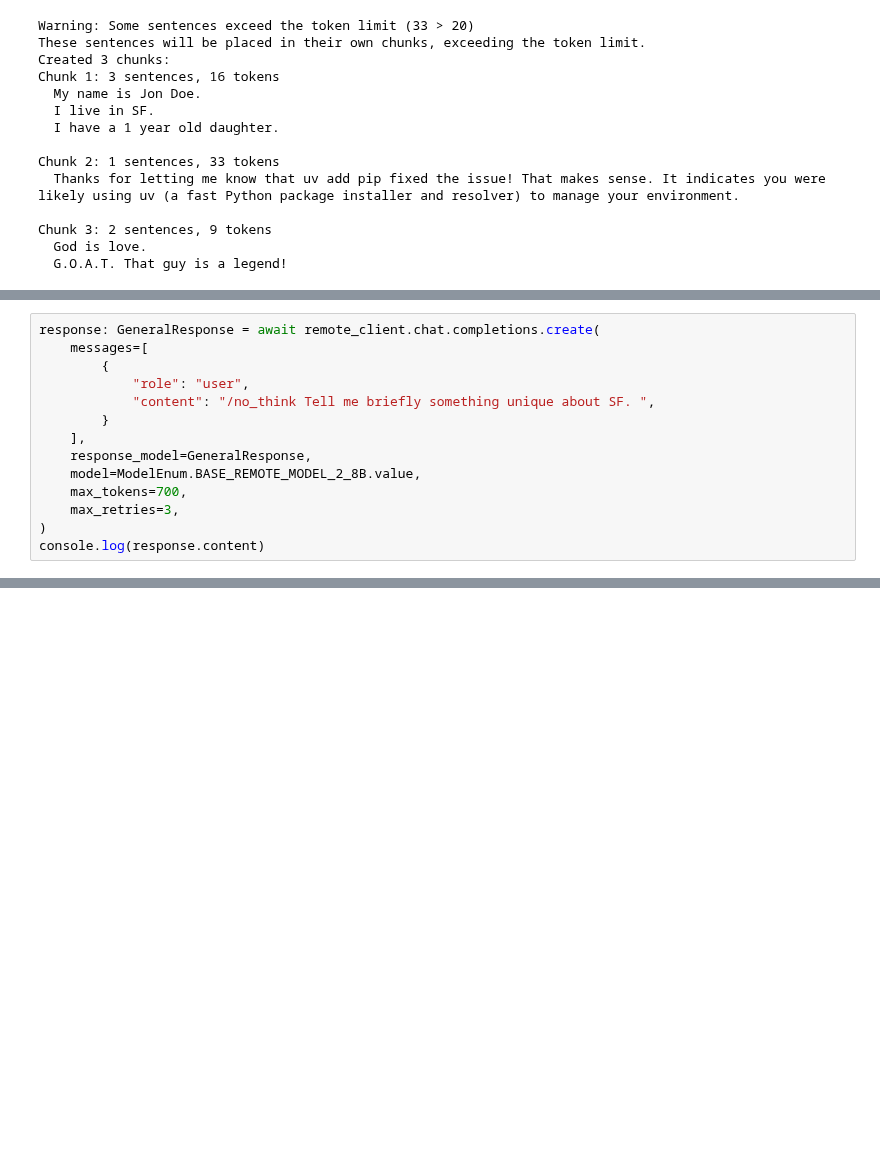
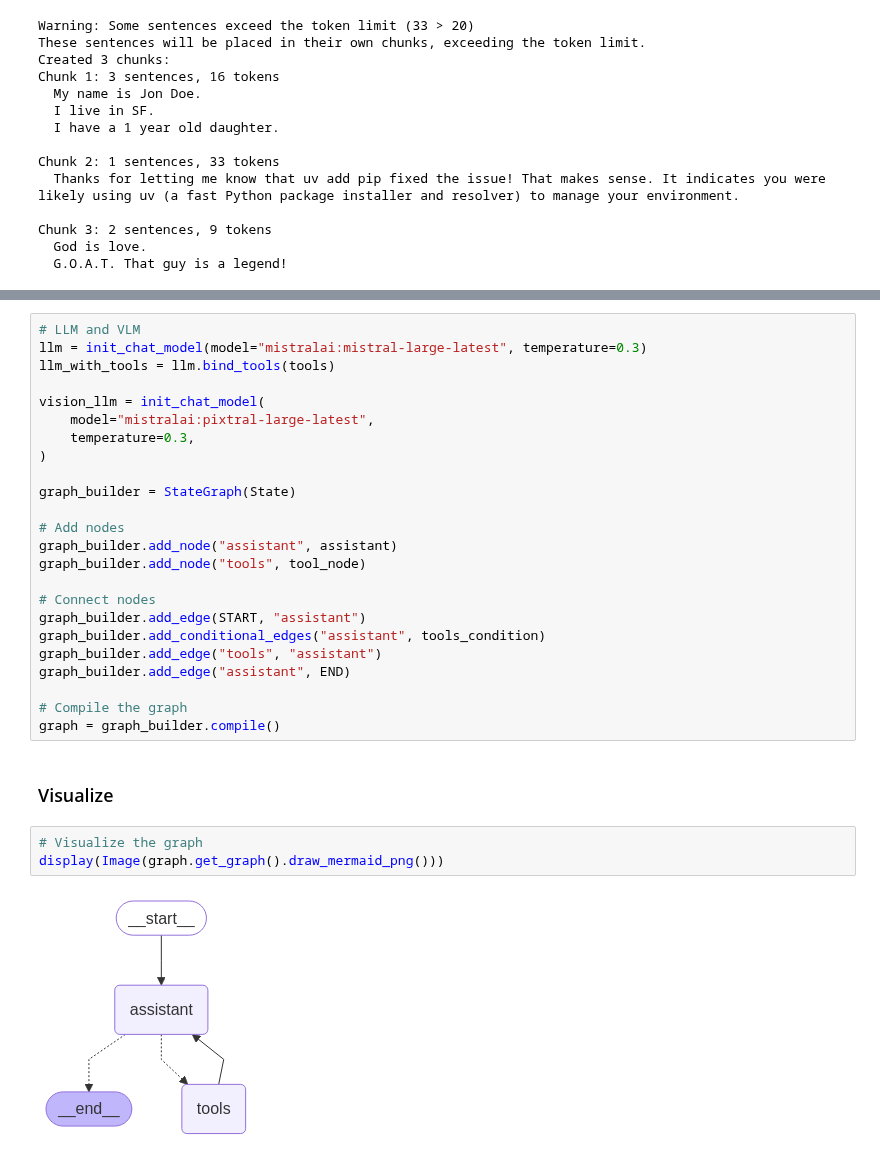
Before and after one commit to chineidu/AI-Tutorials, a Jupyter notebook: notebooks/01-HF-Agents/02-Document-analysis-langgraph.ipynb, the cells around one changed output, grey strips where cells are left out. Cells and saved outputs as stored; diff of their text form; blank space fills up the shorter version.

```diff
--- a/notebooks/01-HF-Agents/02-Document-analysis-langgraph.ipynb
+++ b/notebooks/01-HF-Agents/02-Document-analysis-langgraph.ipynb
@@ -522,14 +311,0 @@ console.log(response.content)
-# %%
-response: GeneralResponse = await remote_client.chat.completions.create(
-    messages=[
-        {
-            "role": "user",
-            "content": "/no_think Tell me briefly something unique about SF. ",
-        }
-    ],
-    response_model=GeneralResponse,
-    model=ModelEnum.BASE_REMOTE_MODEL_2_8B.value,
-    max_tokens=700,
-    max_retries=3,
-)
-console.log(response.content)
@@ -539,0 +529,31 @@ console.log(response.content)
+# %%
+# LLM and VLM
+llm = init_chat_model(model="mistralai:mistral-large-latest", temperature=0.3)
+llm_with_tools = llm.bind_tools(tools)
+
+vision_llm = init_chat_model(
+    model="mistralai:pixtral-large-latest",
+    temperature=0.3,
+)
+
+graph_builder = StateGraph(State)
+
+# Add nodes
+graph_builder.add_node("assistant", assistant)
+graph_builder.add_node("tools", tool_node)
+
+# Connect nodes
+graph_builder.add_edge(START, "assistant")
+graph_builder.add_conditional_edges("assistant", tools_condition)
+graph_builder.add_edge("tools", "assistant")
+graph_builder.add_edge("assistant", END)
+
+# Compile the graph
+graph = graph_builder.compile()
+# %% [markdown]
+### Visualize
+# %%
+# Visualize the graph
+display(Image(graph.get_graph().draw_mermaid_png()))
+# %% [output]
+[figure, added]
```
Also changed, not shown: parts of 26 cells of this notebook, 5 other files.
